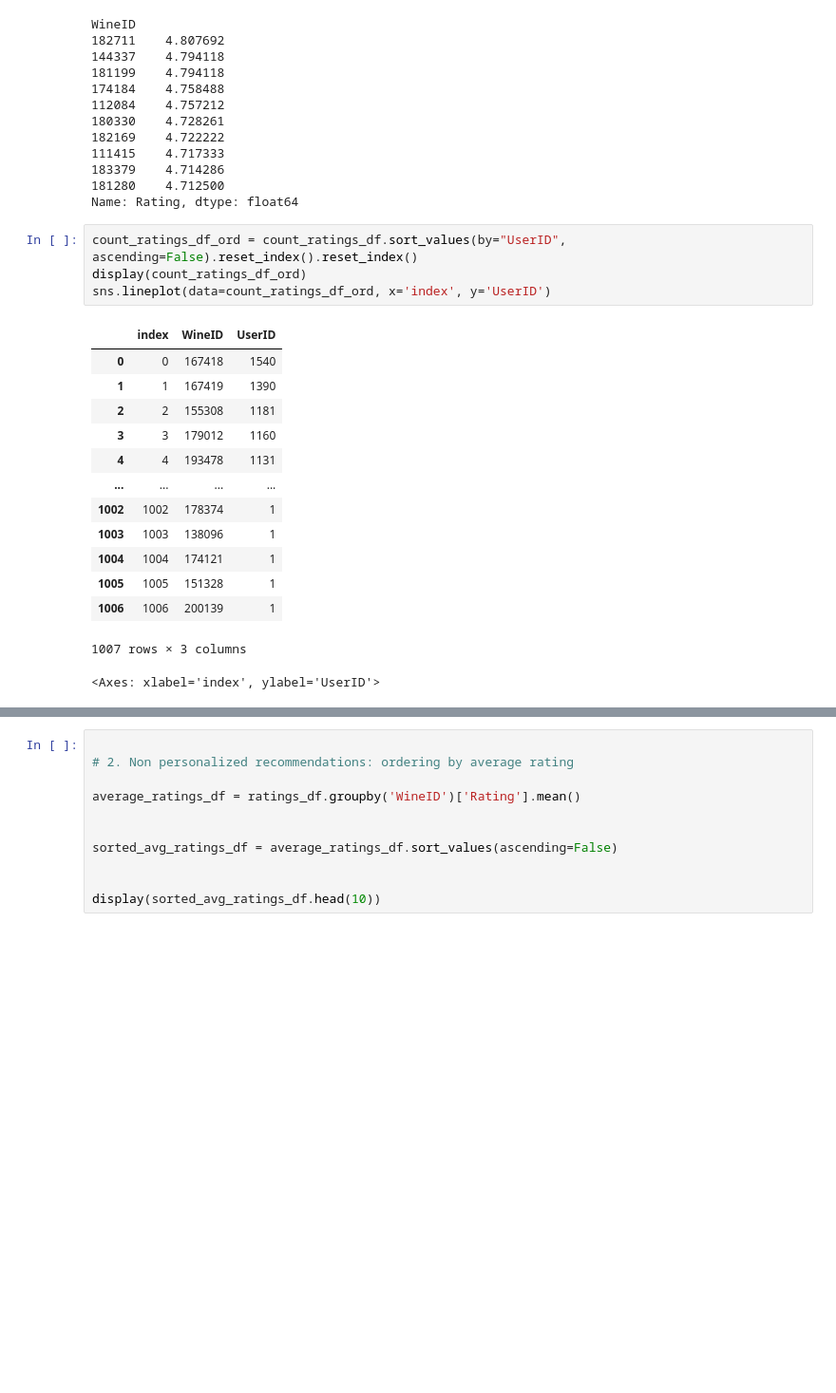
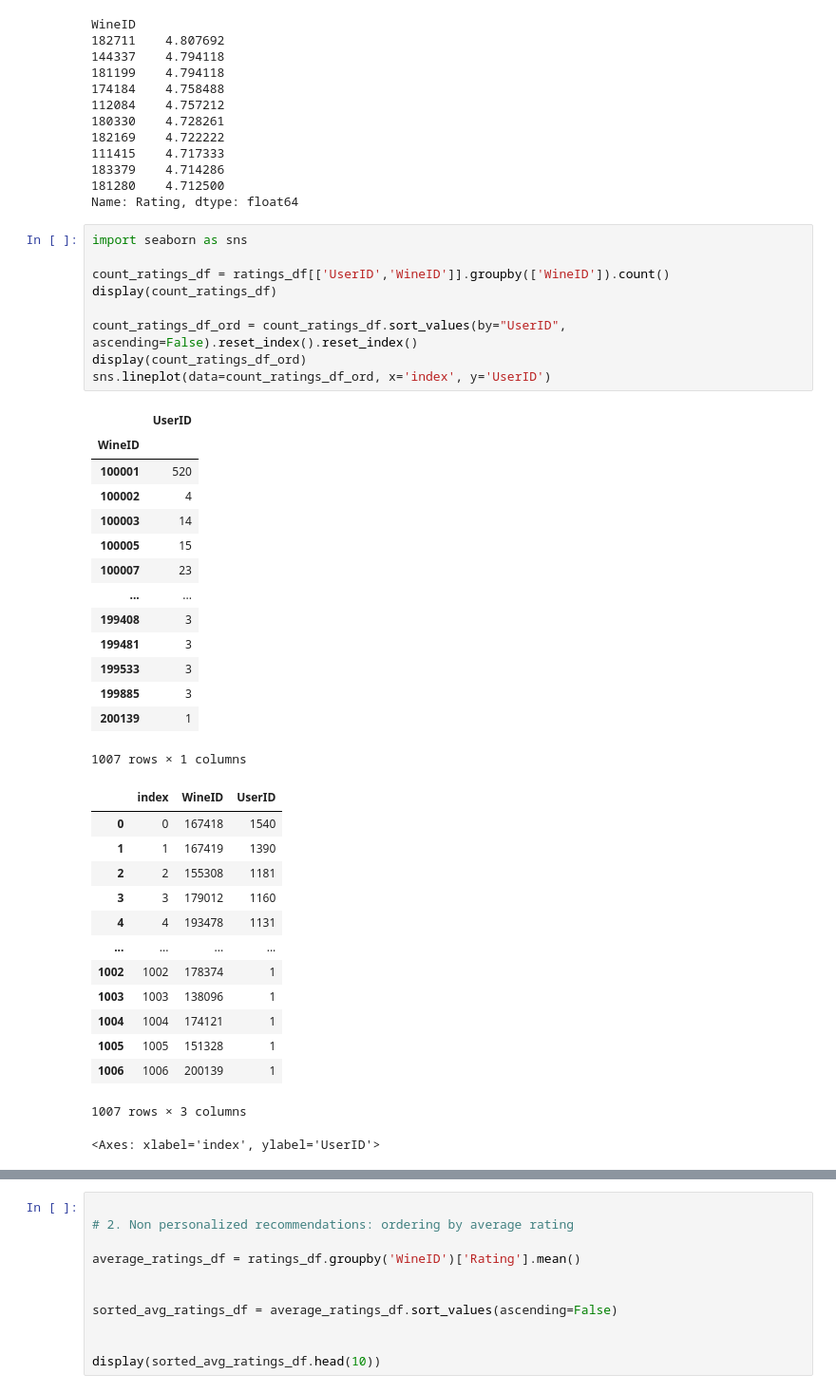
Before and after one commit to irrrrrrrrr/MAISE_RecSys_Group8_Ass, a Jupyter notebook: messingWithDataset.ipynb, the cells around one changed output, grey strips where cells are left out. Shown: that part at 95% size. Saved outputs shown, nothing was run; the diff lists cells and outputs as text; blank space fills up the shorter version.

```diff
--- a/messingWithDataset.ipynb
+++ b/messingWithDataset.ipynb
@@ -72,24 +72,43 @@ WineID
 181280    4.712500
 Name: Rating, dtype: float64
 # %%
+import seaborn as sns
+
+count_ratings_df = ratings_df[['UserID','WineID']].groupby(['WineID']).count()
+display(count_ratings_df)
+
 count_ratings_df_ord = count_ratings_df.sort_values(by="UserID", ascending=False).reset_index().reset_index()
 display(count_ratings_df_ord)
 sns.lineplot(data=count_ratings_df_ord, x='index', y='UserID')
 # %% [output]
-|  | index | WineID | UserID |
-| 0 | 0 | 167418 | 1540 |
-| 1 | 1 | 167419 | 1390 |
-| 2 | 2 | 155308 | 1181 |
-| 3 | 3 | 179012 | 1160 |
-| 4 | 4 | 193478 | 1131 |
-| ... | ... | ... | ... |
-| 1002 | 1002 | 178374 | 1 |
-| 1003 | 1003 | 138096 | 1 |
-| 1004 | 1004 | 174121 | 1 |
-| 1005 | 1005 | 151328 | 1 |
-| 1006 | 1006 | 200139 | 1 |
+|  | UserID |
+| WineID |  |
+| 100001 | 520 |
+| 100002 | 4 |
+| 100003 | 14 |
+| 100005 | 15 |
+| 100007 | 23 |
+| ... | ... |
+| 199408 | 3 |
+| 199481 | 3 |
+| 199533 | 3 |
+| 199885 | 3 |
+| 200139 | 1 |
-1007 rows × 3 columns
+1007 rows × 1 columns
+|  | index | WineID | UserID |
+| 0 | 0 | 167418 | 1540 |
+| 1 | 1 | 167419 | 1390 |
+| 2 | 2 | 155308 | 1181 |
+| 3 | 3 | 179012 | 1160 |
+| 4 | 4 | 193478 | 1131 |
+| ... | ... | ... | ... |
+| 1002 | 1002 | 178374 | 1 |
+| 1003 | 1003 | 138096 | 1 |
+| 1004 | 1004 | 174121 | 1 |
+| 1005 | 1005 | 151328 | 1 |
+| 1006 | 1006 | 200139 | 1 |
-<Axes: xlabel='index', ylabel='UserID'>
+1007 rows × 3 columns
+<Axes: xlabel='index', ylabel='UserID'>
 [figure]
 # %%
 
```
Also changed, not shown: parts of 2 cells of this notebook.
